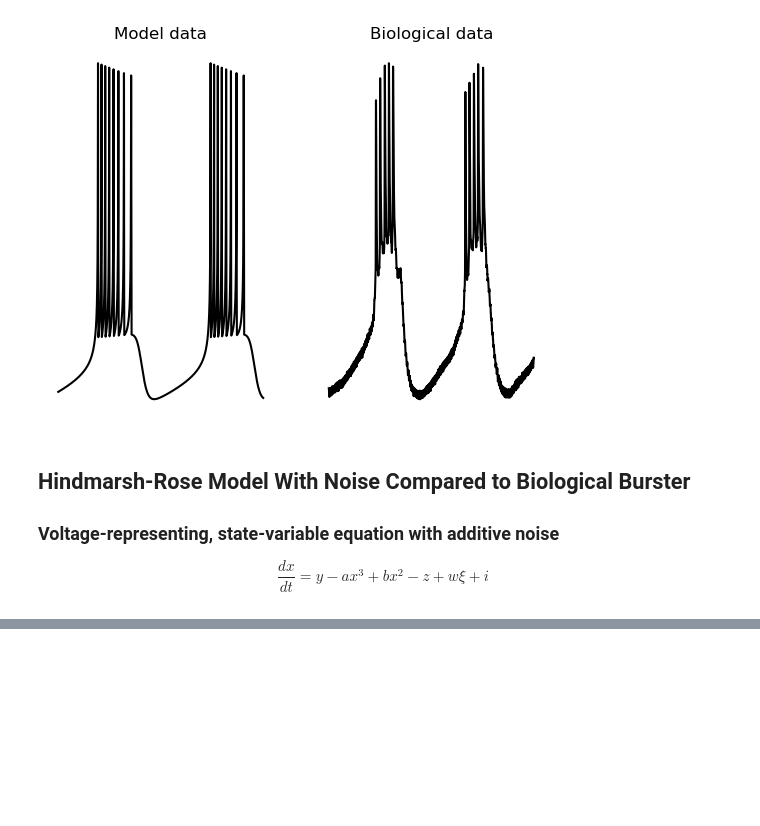
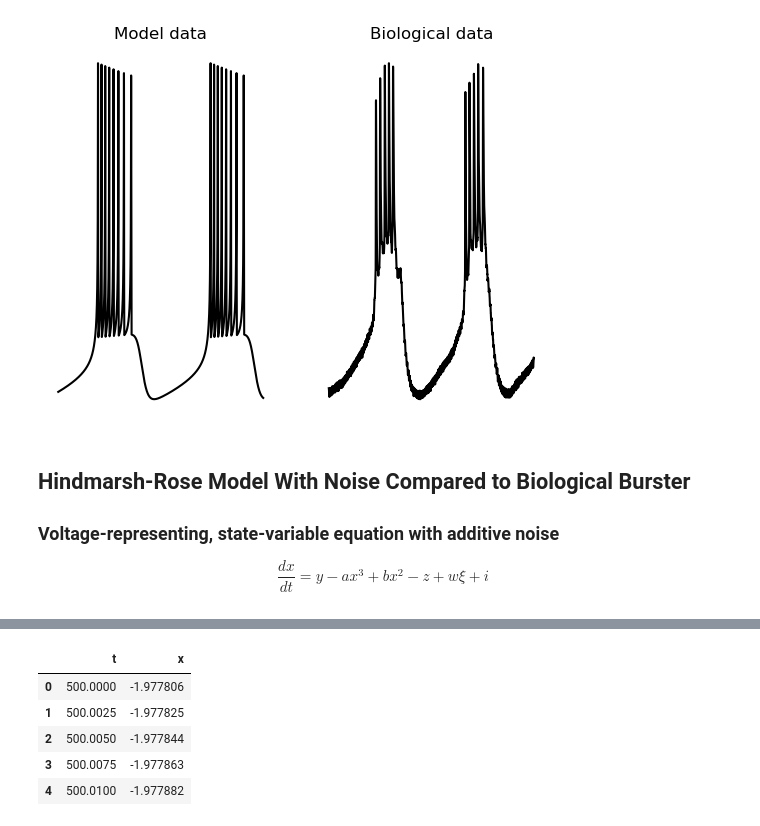
Before and after one commit to ryEllison/chaosInPylo, a Jupyter notebook: main/src/srcNotebook.ipynb, the cells around one changed output, grey strips where cells are left out. Saved outputs shown, nothing was run; the diff lists cells and outputs as text; code cells hidden in the pictures; blank space fills up the shorter version.

```diff
--- a/main/src/srcNotebook.ipynb
+++ b/main/src/srcNotebook.ipynb
@@ -196,0 +217,58 @@ plt.show()
+# %%
+###Main block
+#Modl params
+a, b, c, d, e = 4, 1.5, 0.25, 2, 2
+f, g, h, j, k = 0.5, 0.625, 2, 6.4, 0.0021
+i_ = 3.281
+
+#Run controls
+time, dt = 2500, 0.0025
+n = time / dt
+t = np.arange(0 + dt, time, dt)
+
+#Anti-bug run controls
+if not len(t) == (n - 1):
+    sys.exit(1)
+
+#DAQ tensor instantiation
+sVars = np.zeros((int(n), 3))
+
+#Initialization
+sVars[0] = np.array([1, 1, 1])
+
+#Helper fxns (eqns)
+def dfdt(sVars):
+    #Unpack state vars
+    x, y, z = sVars
+
+    #Compute RHS of ODEs
+    dxdt = a * y + b * x ** 2 - c * x ** 3 - d * z + e * i_
+    dydt = f - g * x ** 2 - y
+    dzdt = (-z + h * x + j) * k
+
+    #Fxn I.O
+    return(np.array([dxdt, dydt, dzdt]))
+
+#Integrate using rk45 formalism
+for i,_ in enumerate(t):
+    k1 = dfdt(sVars[i])
+    k2 = dfdt(sVars[i] + (dt / 2) * k1)
+    k3 = dfdt(sVars[i] + (dt / 2) * k2)
+    k4 = dfdt(sVars[i] + dt * k3)
+    sVars[i + 1] = sVars[i] + (dt / 6) * (k1 + 2 * (k2 + k3) + k4)
+
+#Package vectors in nd heterogenous df
+data = pd.DataFrame({'t': np.insert(t, 0, 0),
+                     'x': sVars[:, 0]}) \
+         .query('t >= 500 & t <= 2000') \
+         .reset_index(drop = True)
+
+#I.O
+data.head()
+# %% [output]
+|  | t | x |
+| 0 | 500.0000 | -1.977806 |
+| 1 | 500.0025 | -1.977825 |
+| 2 | 500.0050 | -1.977844 |
+| 3 | 500.0075 | -1.977863 |
+| 4 | 500.0100 | -1.977882 |
```
Also changed, not shown: parts of 5 cells of this notebook.
